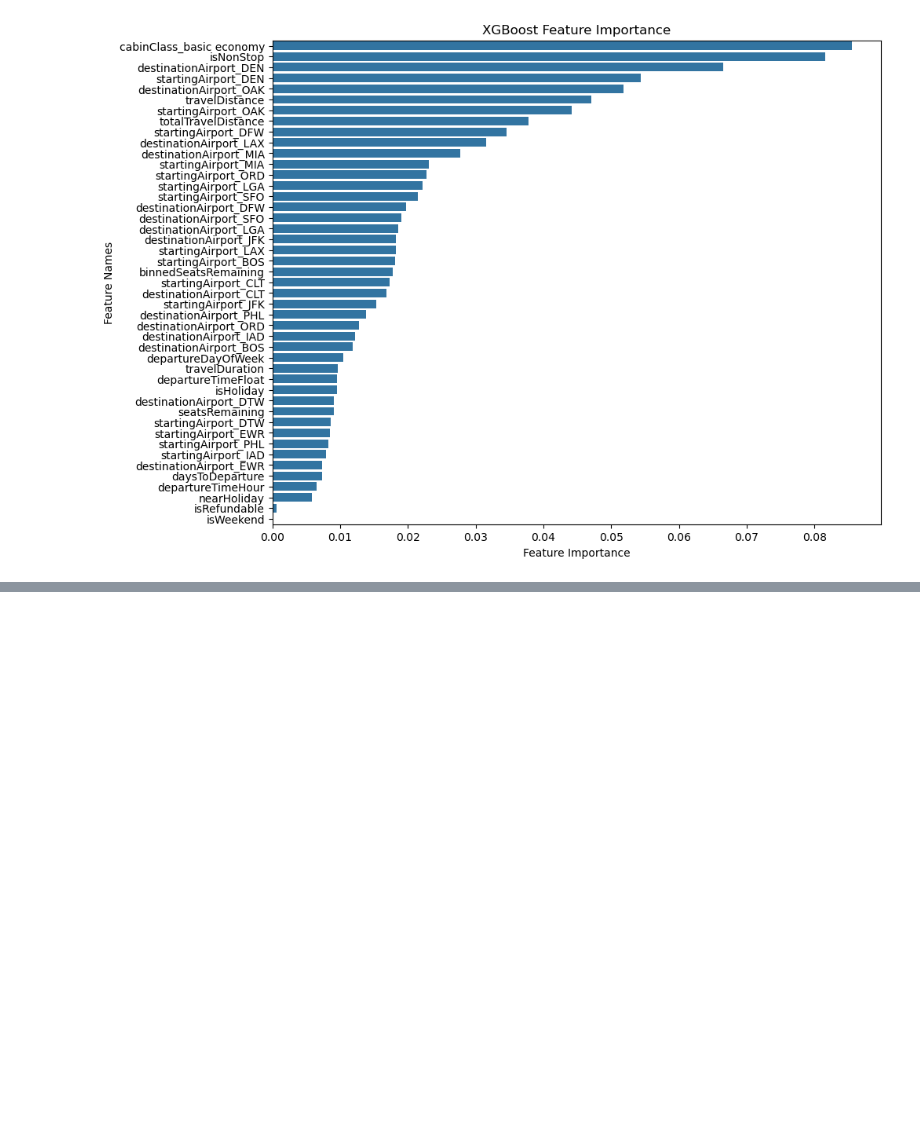
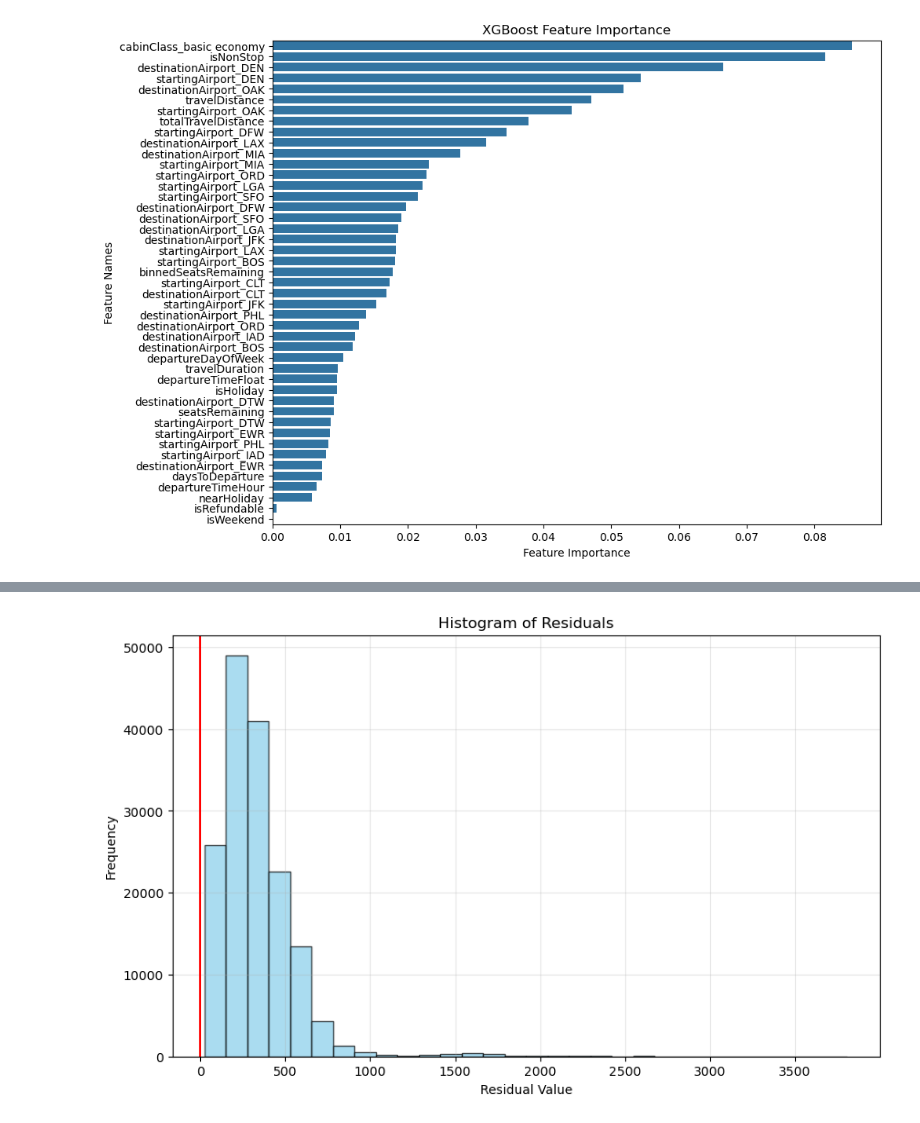
Before and after one commit to bhstoller/AirFareCast, a Jupyter notebook: Models DF, RF.ipynb, the cells around one changed output, grey strips where cells are left out. Saved outputs shown, nothing was run; the diff lists cells and outputs as text; code cells hidden in the pictures; blank space fills up the shorter version.

```diff
--- a/Models DF, RF.ipynb
+++ b/Models DF, RF.ipynb
@@ -671,0 +846,12 @@ Mean Absolute Percentage Error: 66.3469%
+# %%
+# Histogram of residuals
+plt.figure(figsize=(10, 6))
+plt.hist(residuals, bins=30, alpha=0.7, color='skyblue', edgecolor='black')
+plt.title('Histogram of Residuals')
+plt.xlabel('Residual Value')
+plt.ylabel('Frequency')
+plt.axvline(x=0, color='r', linestyle='-')
+plt.grid(True, alpha=0.3)
+plt.show()
+# %% [output]
+[figure, added]
```
Also changed, not shown: parts of 33 cells of this notebook, 1 other file.
